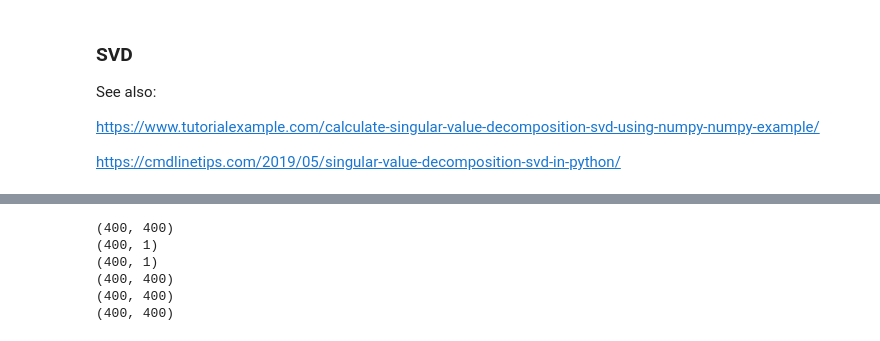
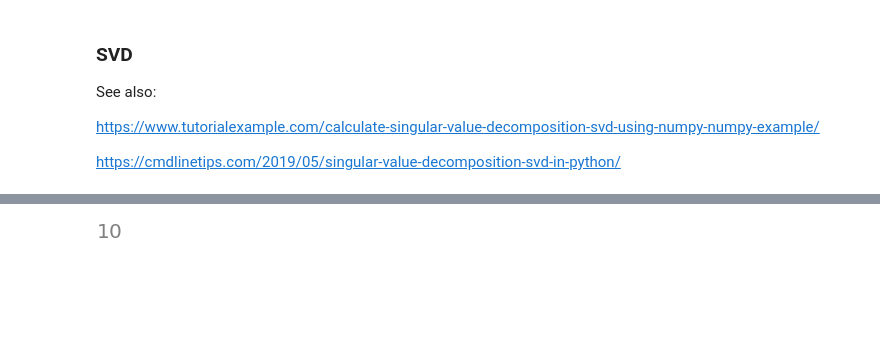
Before and after one commit to fractalclockwork/Math425, a Jupyter notebook: FinalProjectProblem3.ipynb, the cells around one changed output, grey strips where cells are left out. Saved outputs shown, nothing was run; the diff lists cells and outputs as text; code cells hidden in the pictures; blank space fills up the shorter version.

Commit message:
Added function to show sample and injest file.

```diff
--- a/FinalProjectProblem3.ipynb
+++ b/FinalProjectProblem3.ipynb
@@ -39,7 +39,7 @@ as the training set. Thus this set is a 1000 by 400 matrix.
 - handwriting test set labels.txt: The labels for the test set.
 # %%
 path = 'data'
-fileInfo = [('handwriting_test_set.txt', 'handwriting_test_set_labels.txt', (4000,20,20)),\
-         ('handwriting_training_set.txt', 'handwriting_training_set_labels.txt', (1000,20,20))]
+validation_info = ['handwriting_test_set.txt', 'handwriting_test_set_labels.txt', (4000,20,20)]
+training_info =  ('handwriting_training_set.txt', 'handwriting_training_set_labels.txt', (1000,20,20))
 # %%
 import csv
@@ -80,12 +85,12 @@ len(labelIndex), len(data), len(labels)
 # %%
-#r = a[0] # the 0th, '3' training sample
-#r = data[labelIndex[8]][5]
 def show(r):
     r.shape = (20,20) # our data is an array, reshape it into a 20x20 matrix
     R = r.T # transpose for humans
     plt.imshow(R, cmap=plt.get_cmap('gray')) # show the humans
     plt.grid(); plt.gca().set_aspect("equal")
-    data.shape, r.shape, len(labelIndex) # "The Shape of Things to Come" -Book by H. G. Wells
+#    plt.show()
+
+#    data.shape, r.shape, len(indices) # "The Shape of Things to Come" -Book by H. G. Wells
 # %% [markdown]
 ###  SVD
 
@@ -94,11 +99,3 @@ See also:
 https://www.tutorialexample.com/calculate-singular-value-decomposition-svd-using-numpy-numpy-example/
 
 https://cmdlinetips.com/2019/05/singular-value-decomposition-svd-in-python/
-# %%
-# select a training set
-n = 3
-a = data[labelIndex[n]] # all 400, 20x20 arrarys of n
-b = labels[labelIndex[n]]
-
-show(a[0])
-a.shape, b.shape
@@ -108,25 +102,38 @@ a.shape, b.shape
 # %%
-# "What's in a name? that which we call a rose By any other name would smell as sweet.”
-# - William Shakespeare, Romeo and Juliet
-A = a
-b = b # nope, we want a score rather than a 'digit'
-y = 1*np.ones((b.shape))  # yup, use this to compare our results
+# build training set
+data, indices, results = file_injest(training_info)
 
-u,s,vh= np.linalg.svd(A, full_matrices=False) # This!!!
-s = np.diag(s)
-x_hat = np.transpose(vh) @ np.linalg.inv(s) @ np.transpose(u) @ y
+X_hat = []
+for n in range(10):
+    a = data[indices[n]] # all 400, 20x20 arrarys of digits 'n'
+    b = results[indices[n]] #all 400 training results, each equals 'n' so redundant
 
-print(A.shape)
-print(b.shape)
-print(y.shape)
+    """show(a[0])
+    n, a.shape, b.shape
+    """
 
-print(u.shape)
-print(s.shape)
-print(vh.shape)
+    # "What's in a name? that which we call a rose By any other name would smell as sweet.”
+    # - William Shakespeare, Romeo and Juliet
+    A = a
+    b = b # maybe, we want a score rather than the result's 'digit'
+
+    epsilon = 1 # less than one so that better matches tend to one, worst to zero
+    y =  epsilon * np.ones((b.shape))  # yup, use this to compare our results
+
+    u,s,vh = np.linalg.svd(A, full_matrices=False) # This!!!
+    s = np.diag(s)
+    X_hat.append(np.transpose(vh) @ np.linalg.inv(s) @ np.transpose(u) @ y)
+
+    """
+    print(A.shape)
+    print(b.shape)
+    print(y.shape)
+
+    print(u.shape)
+    print(s.shape)
+    print(vh.shape)
+    print(x_hat.shape)
+    """
+len(X_hat)
 # %% [output]
-(400, 400)
-(400, 1)
-(400, 1)
-(400, 400)
-(400, 400)
-(400, 400)
+[figure, added]
```
Also changed, not shown: parts of 7 cells of this notebook.
